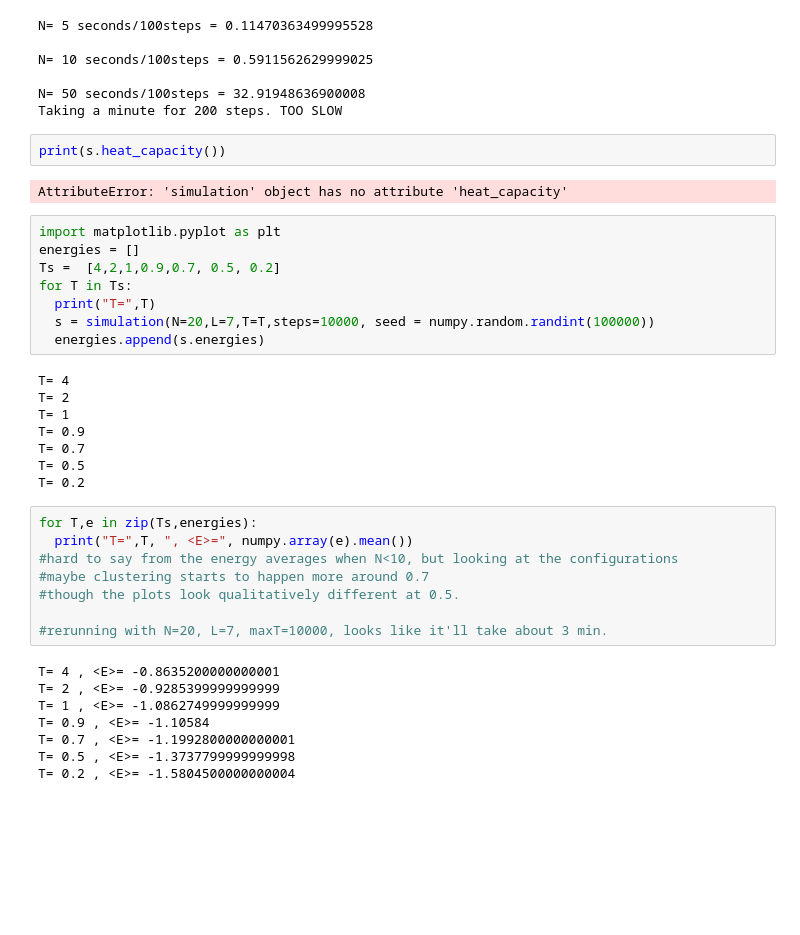
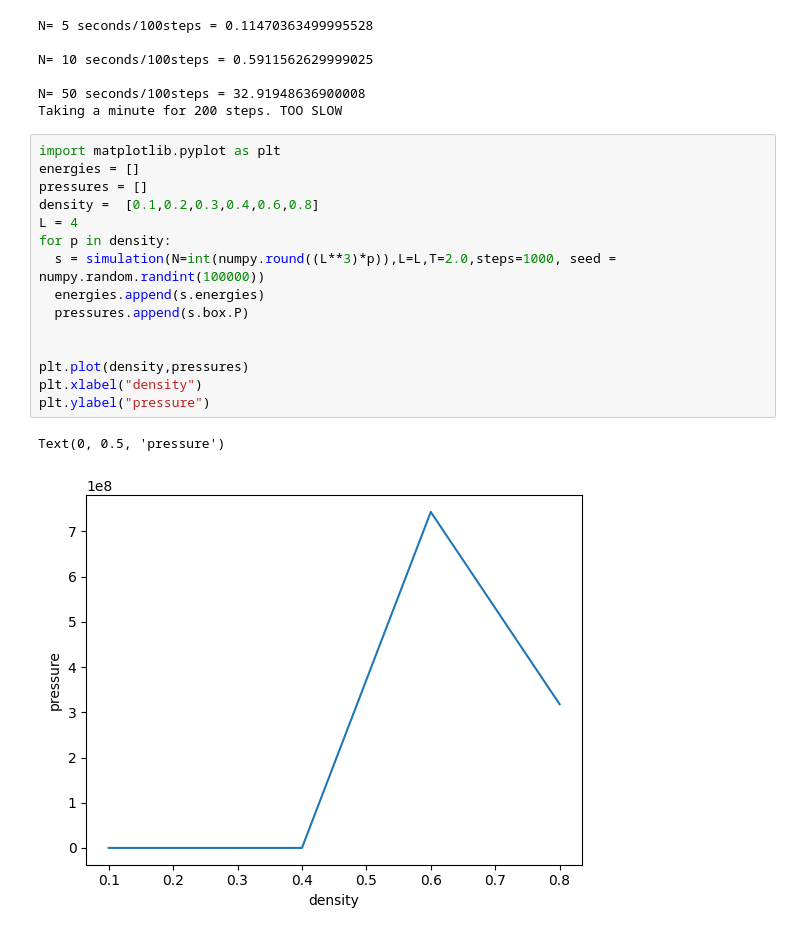
Before and after one commit to StephMcCallum/MSE563-SM, a Jupyter notebook: Project_1.ipynb, the cells around one changed output. Cells and saved outputs as stored; diff of their text form; blank space fills up the shorter version.

```diff
--- a/Project_1.ipynb
+++ b/Project_1.ipynb
@@ -192,39 +218,21 @@ N= 10 seconds/100steps = 0.5911562629999025
 
 N= 50 seconds/100steps = 32.91948636900008
 Taking a minute for 200 steps. TOO SLOW
-# %%
-print(s.heat_capacity())
-# %% [output]
-AttributeError: 'simulation' object has no attribute 'heat_capacity'
 # %%
 import matplotlib.pyplot as plt
 energies = []
-Ts =  [4,2,1,0.9,0.7, 0.5, 0.2]
-for T in Ts:
-  print("T=",T)
-  s = simulation(N=20,L=7,T=T,steps=10000, seed = numpy.random.randint(100000))
+pressures = []
+density =  [0.1,0.2,0.3,0.4,0.6,0.8]
+L = 4
+for p in density:
+  s = simulation(N=int(numpy.round((L**3)*p)),L=L,T=2.0,steps=1000, seed = numpy.random.randint(100000))
   energies.append(s.energies)
+  pressures.append(s.box.P)
+
+
+plt.plot(density,pressures)
+plt.xlabel("density")
+plt.ylabel("pressure")
 # %% [output]
-T= 4
-T= 2
-T= 1
-T= 0.9
-T= 0.7
-T= 0.5
-T= 0.2
+Text(0, 0.5, 'pressure')
+[figure, added]
-# %%
-for T,e in zip(Ts,energies):
-  print("T=",T, ", <E>=", numpy.array(e).mean())
-#hard to say from the energy averages when N<10, but looking at the configurations
-#maybe clustering starts to happen more around 0.7
-#though the plots look qualitatively different at 0.5.
-
-#rerunning with N=20, L=7, maxT=10000, looks like it'll take about 3 min.
-# %% [output]
-T= 4 , <E>= -0.8635200000000001
-T= 2 , <E>= -0.9285399999999999
-T= 1 , <E>= -1.0862749999999999
-T= 0.9 , <E>= -1.10584
-T= 0.7 , <E>= -1.1992800000000001
-T= 0.5 , <E>= -1.3737799999999998
-T= 0.2 , <E>= -1.5804500000000004
```
Also changed, not shown: parts of 10 cells of this notebook.
